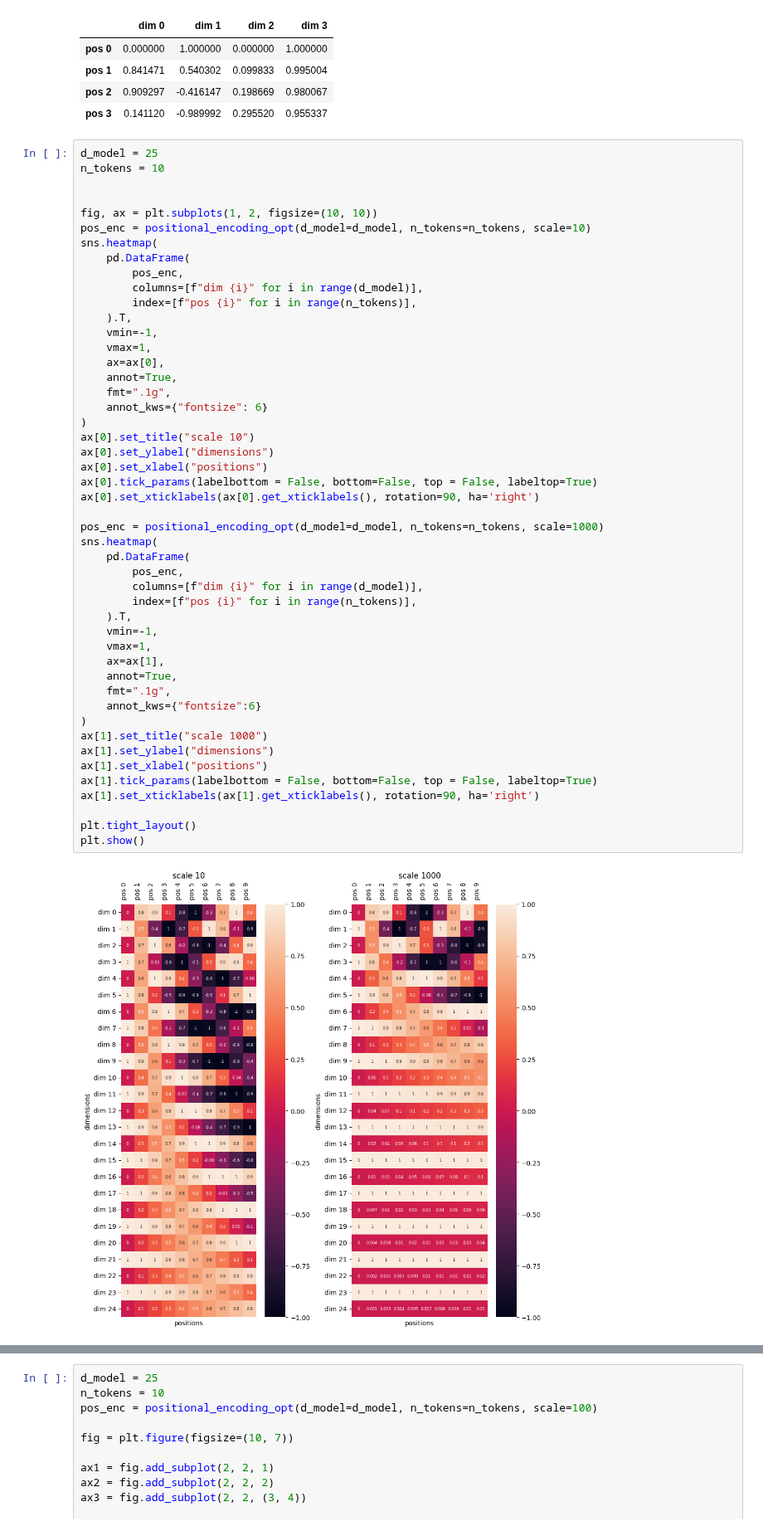
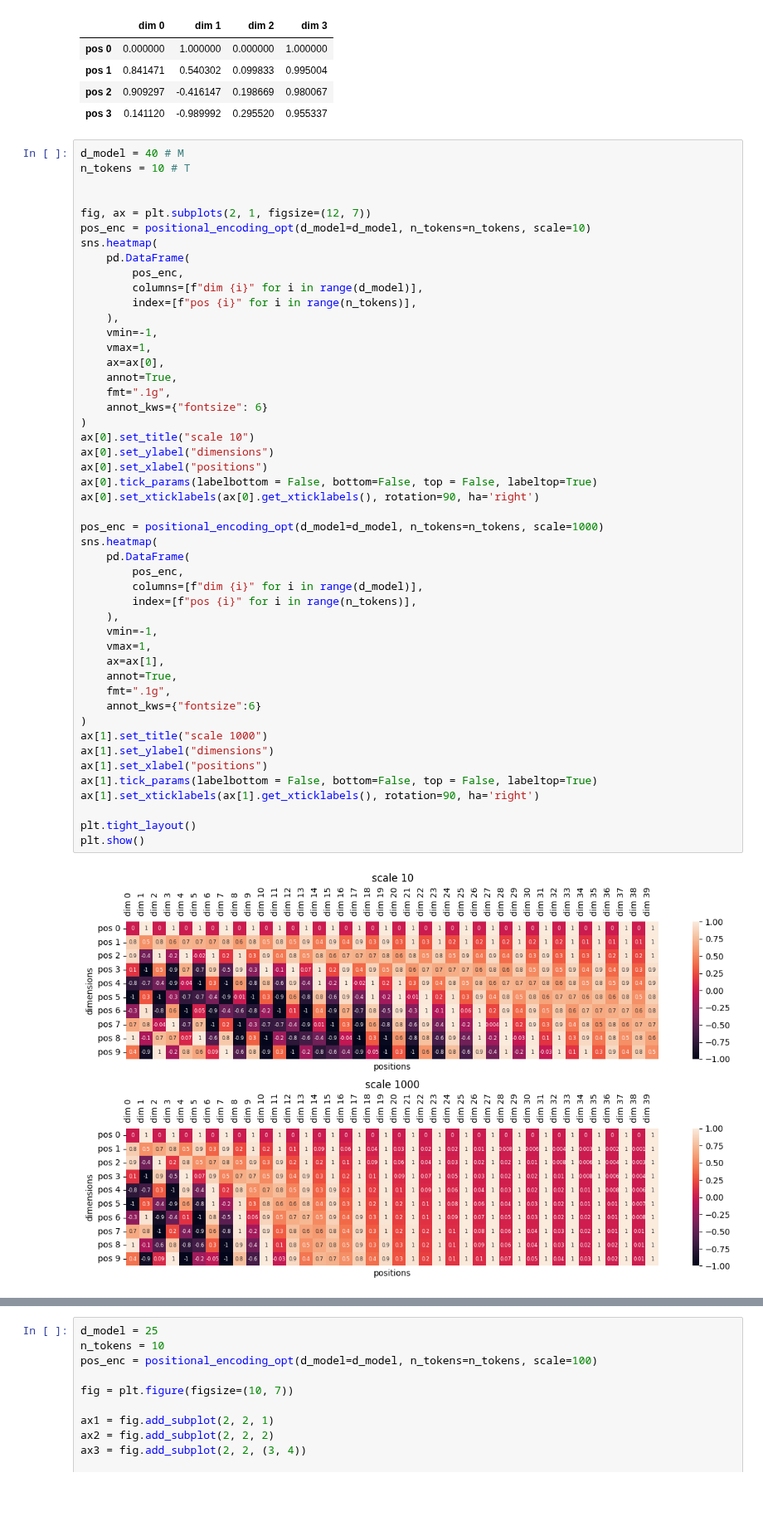
Before and after one commit to NishantBaheti/DeepLearningGuideBook, a Jupyter notebook: notebooks/transformers/explore.ipynb, the cells around one changed output, grey strips where cells are left out. Shown at 83% size. Saved outputs shown, nothing was run; the diff lists cells and outputs as text; blank space fills up the shorter version.

```diff
--- a/notebooks/transformers/explore.ipynb
+++ b/notebooks/transformers/explore.ipynb
@@ -196,18 +210,18 @@ pd.DataFrame(
 | pos 2 | 0.909297 | -0.416147 | 0.198669 | 0.980067 |
 | pos 3 | 0.141120 | -0.989992 | 0.295520 | 0.955337 |
 # %%
-d_model = 25
-n_tokens = 10
+d_model = 40 # M
+n_tokens = 10 # T
 
 
-fig, ax = plt.subplots(1, 2, figsize=(10, 10))
+fig, ax = plt.subplots(2, 1, figsize=(12, 7))
 pos_enc = positional_encoding_opt(d_model=d_model, n_tokens=n_tokens, scale=10)
 sns.heatmap(
     pd.DataFrame(
         pos_enc,
         columns=[f"dim {i}" for i in range(d_model)],
         index=[f"pos {i}" for i in range(n_tokens)],
-    ).T,
+    ),
     vmin=-1,
     vmax=1,
     ax=ax[0],
@@ -216,32 +230,32 @@ sns.heatmap(
     annot_kws={"fontsize": 6}
 )
 ax[0].set_title("scale 10")
 ax[0].set_ylabel("dimensions")
 ax[0].set_xlabel("positions")
 ax[0].tick_params(labelbottom = False, bottom=False, top = False, labeltop=True)
 ax[0].set_xticklabels(ax[0].get_xticklabels(), rotation=90, ha='right')
 
 pos_enc = positional_encoding_opt(d_model=d_model, n_tokens=n_tokens, scale=1000)
 sns.heatmap(
     pd.DataFrame(
         pos_enc,
         columns=[f"dim {i}" for i in range(d_model)],
         index=[f"pos {i}" for i in range(n_tokens)],
-    ).T,
+    ),
     vmin=-1,
     vmax=1,
     ax=ax[1],
     annot=True,
     fmt=".1g",
     annot_kws={"fontsize":6}
 )
 ax[1].set_title("scale 1000")
 ax[1].set_ylabel("dimensions")
 ax[1].set_xlabel("positions")
 ax[1].tick_params(labelbottom = False, bottom=False, top = False, labeltop=True)
 ax[1].set_xticklabels(ax[1].get_xticklabels(), rotation=90, ha='right')
 
 plt.tight_layout()
 plt.show()
 # %% [output]
-[figure, old version]
+[figure, new version]
```
Also changed, not shown: parts of 18 cells of this notebook.
